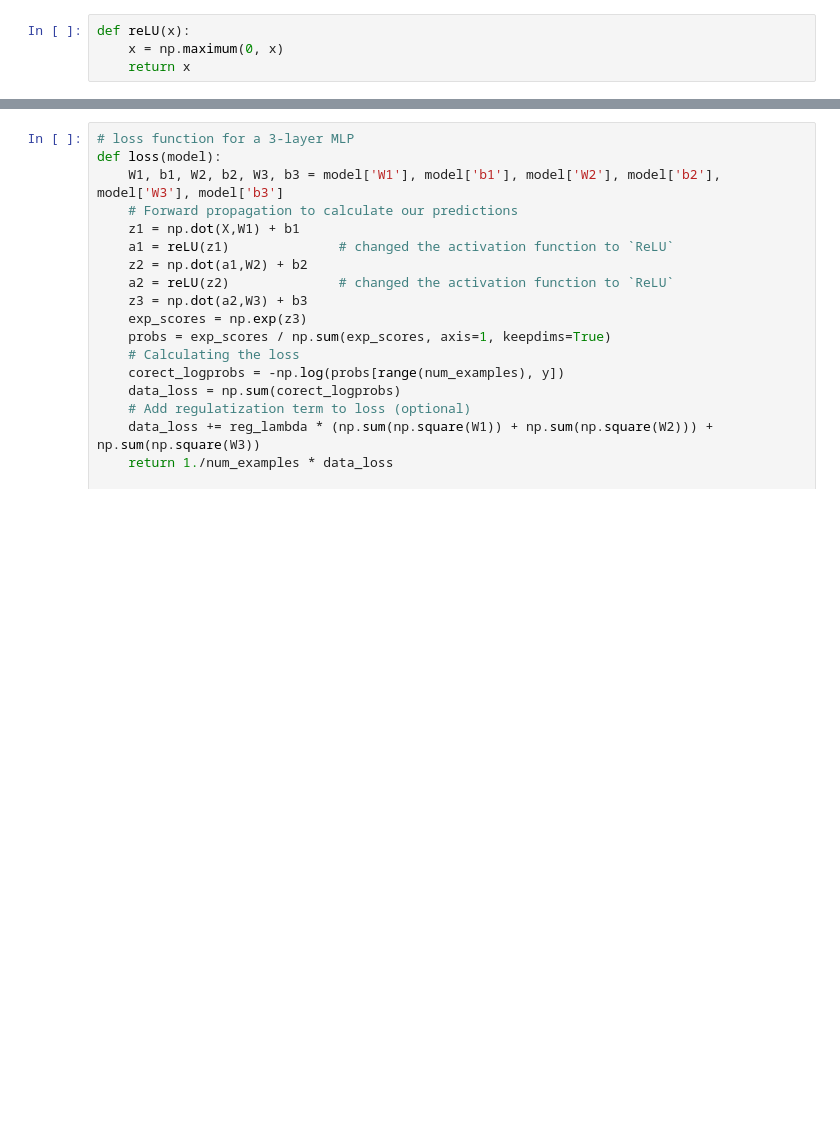
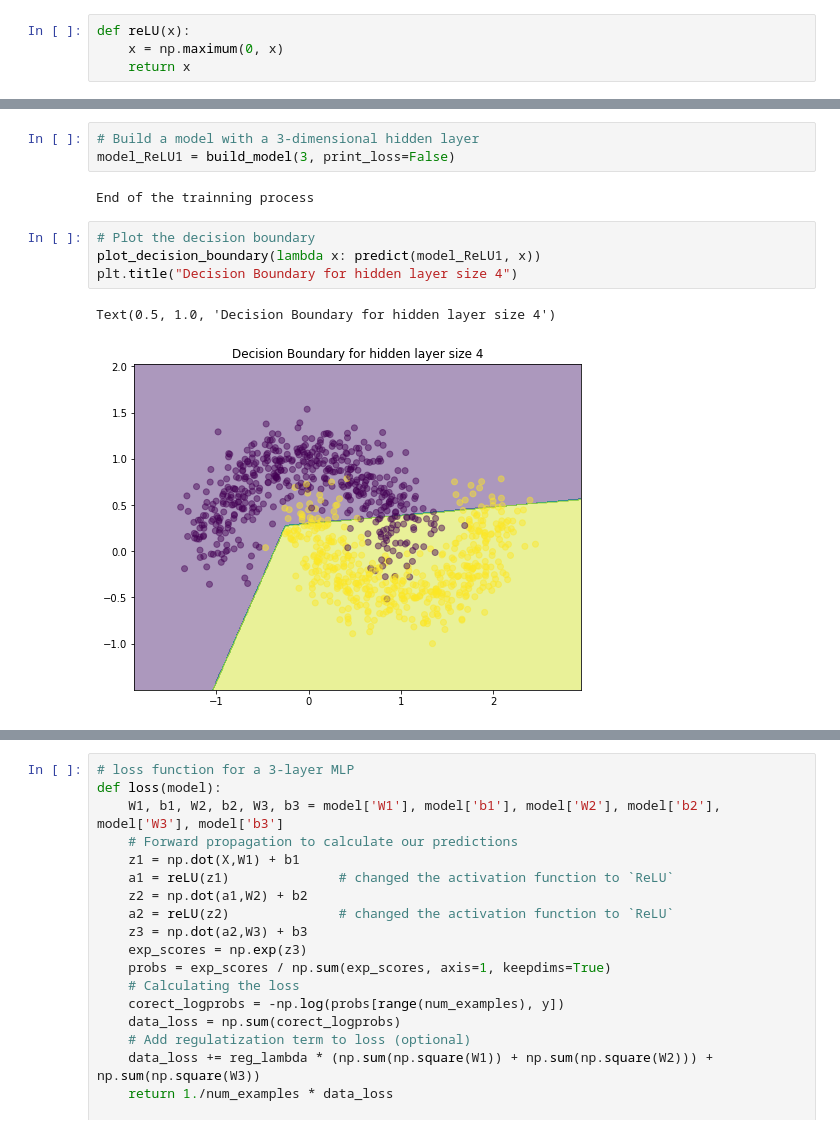
Before and after one commit to JanLeyva/DeepLearning, a Jupyter notebook: 1st_Assignment_v3.ipynb, the cells around one changed output, grey strips where cells are left out. Saved outputs shown, nothing was run; the diff lists cells and outputs as text; blank space fills up the shorter version.

```diff
--- a/1st_Assignment_v3.ipynb
+++ b/1st_Assignment_v3.ipynb
@@ -323,0 +403,12 @@ def reLU(x):
+# %%
+# Build a model with a 3-dimensional hidden layer
+model_ReLU1 = build_model(3, print_loss=False)
+# %% [output]
+End of the trainning process
+# %%
+# Plot the decision boundary
+plot_decision_boundary(lambda x: predict(model_ReLU1, x))
+plt.title("Decision Boundary for hidden layer size 4")
+# %% [output]
+Text(0.5, 1.0, 'Decision Boundary for hidden layer size 4')
+[figure, added]
```
Also changed, not shown: parts of 13 cells of this notebook.
